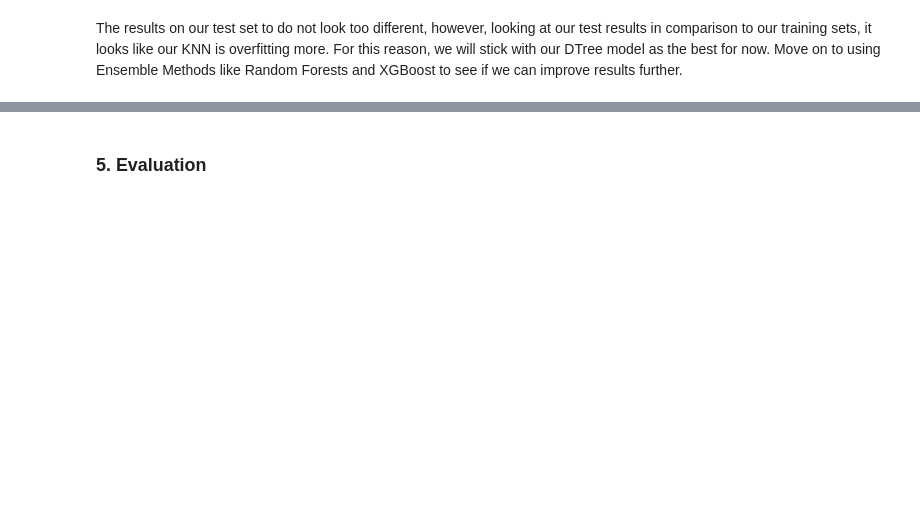
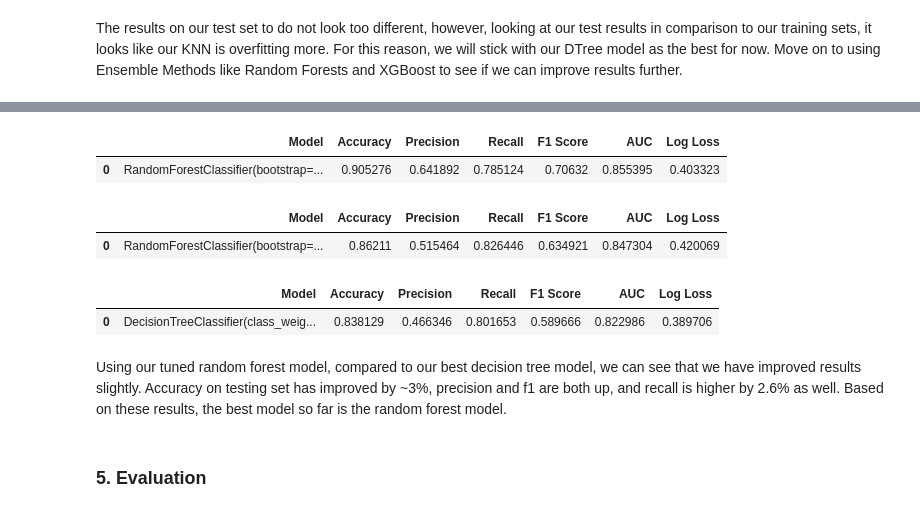
Before and after one commit to akaigraham/Predicting-Customer-Churn, a Jupyter notebook: Untitled.ipynb, the cells around one changed output, grey strips where cells are left out. Drawn from its saved outputs; the diff is of its cells as text; code cells hidden in the pictures; blank space fills up the shorter version.

```diff
--- a/Untitled.ipynb
+++ b/Untitled.ipynb
@@ -1416,0 +1551,17 @@ The results on our test set to do not look too different, however, looking at ou
+# %%
+baseline_rf_results
+# %% [output]
+|  | Model | Accuracy | Precision | Recall | F1 Score | AUC | Log Loss |
+| 0 | RandomForestClassifier(bootstrap=... | 0.905276 | 0.641892 | 0.785124 | 0.70632 | 0.855395 | 0.403323 |
+# %%
+best_rf_results
+# %% [output]
+|  | Model | Accuracy | Precision | Recall | F1 Score | AUC | Log Loss |
+| 0 | RandomForestClassifier(bootstrap=... | 0.86211 | 0.515464 | 0.826446 | 0.634921 | 0.847304 | 0.420069 |
+# %%
+best_dt_model_results
+# %% [output]
+|  | Model | Accuracy | Precision | Recall | F1 Score | AUC | Log Loss |
+| 0 | DecisionTreeClassifier(class_weig... | 0.838129 | 0.466346 | 0.801653 | 0.589666 | 0.822986 | 0.389706 |
+# %% [markdown]
+Using our tuned random forest model, compared to our best decision tree model, we can see that we have improved results slightly.  Accuracy on testing set has improved by ~3%, precision and f1 are both up, and recall is higher by 2.6% as well.  Based on these results, the best model so far is the random forest model.
```
Also changed, not shown: parts of 31 cells of this notebook.
